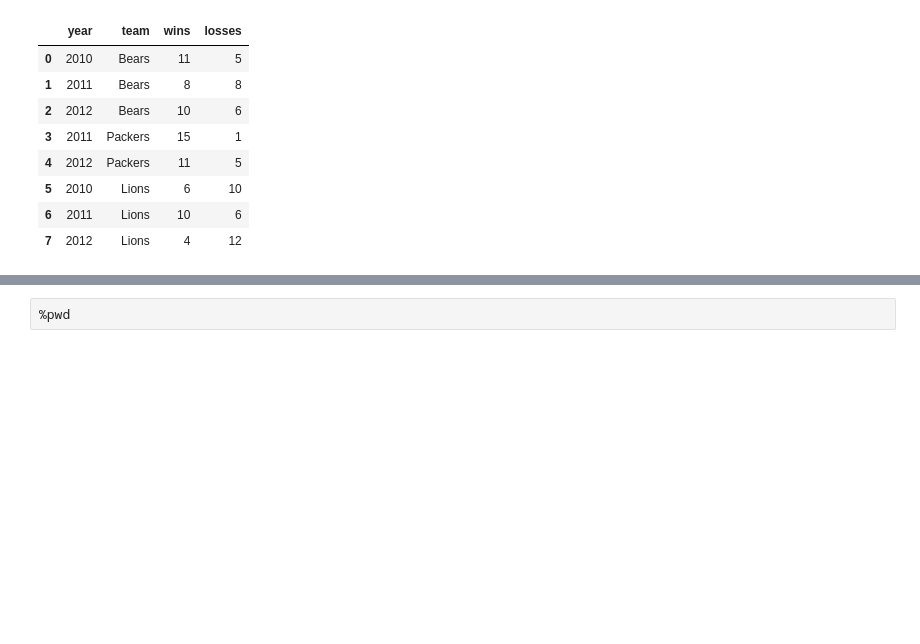
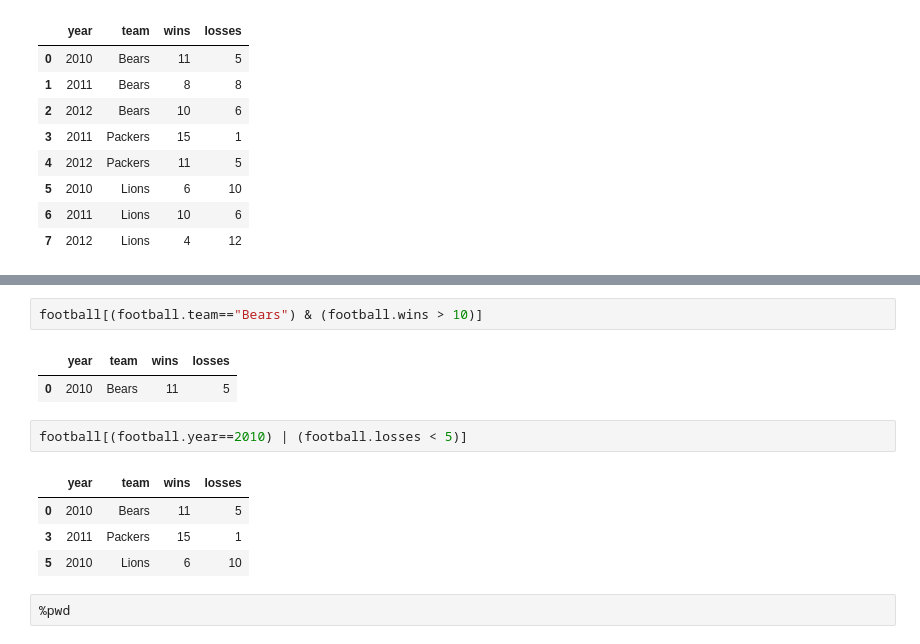
Before and after one commit to hnfmr/2016DataScience, a Jupyter notebook: SelfLearn.ipynb, the cells around one changed output, grey strips where cells are left out. Drawn from its saved outputs; the diff is of its cells as text; blank space fills up the shorter version.

```diff
--- a/SelfLearn.ipynb
+++ b/SelfLearn.ipynb
@@ -35,3 +208,15 @@ football
+# %%
+football[(football.team=="Bears") & (football.wins > 10)]
+# %% [output]
+|  | year | team | wins | losses |
+| 0 | 2010 | Bears | 11 | 5 |
+# %%
+football[(football.year==2010) | (football.losses < 5)]
+# %% [output]
+|  | year | team | wins | losses |
+| 0 | 2010 | Bears | 11 | 5 |
+| 3 | 2011 | Packers | 15 | 1 |
+| 5 | 2010 | Lions | 6 | 10 |
 # %%
 %pwd
 # %% [output]
```
Also changed, not shown: parts of 76 cells of this notebook.
